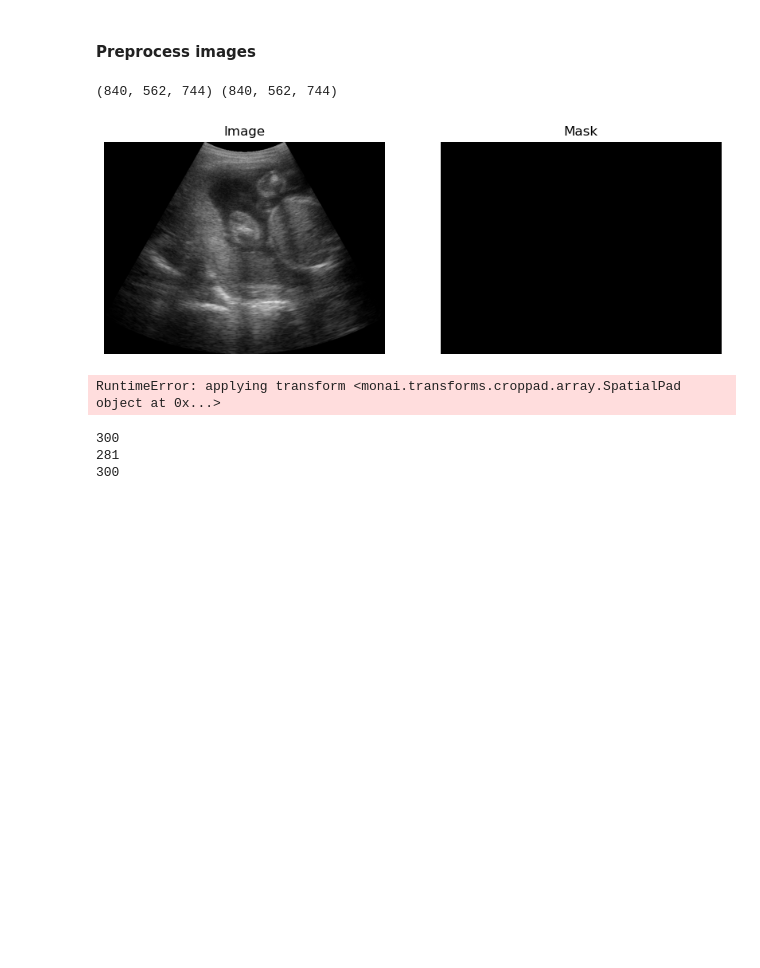
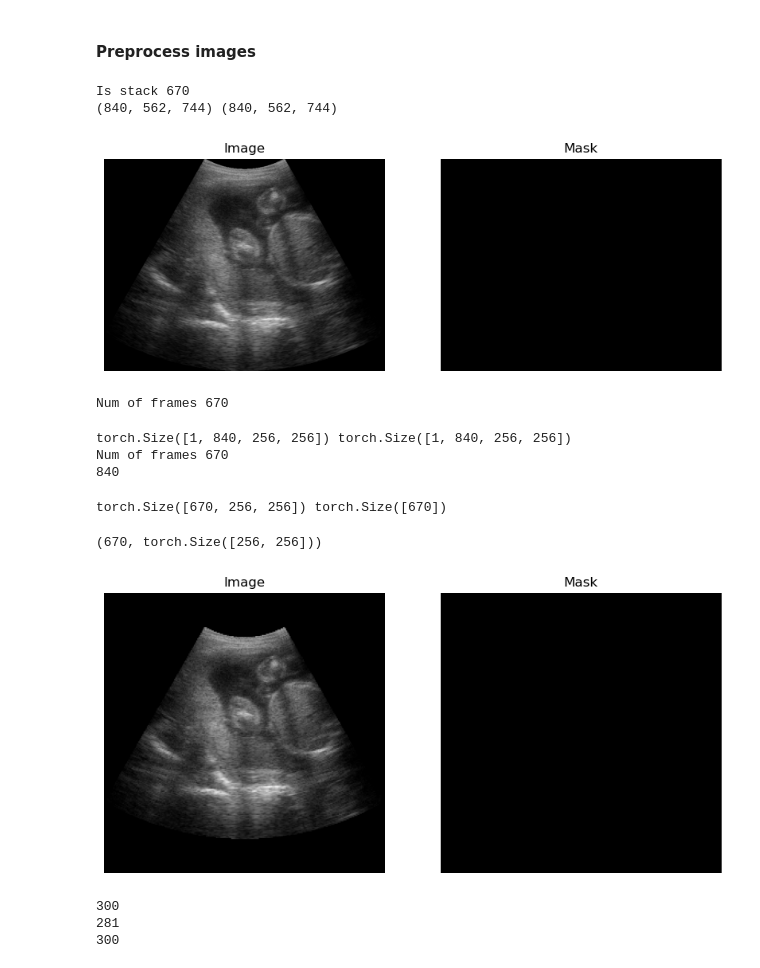
Before and after one commit to VICTORIA-project/ACUSLIC_chal, a Jupyter notebook: notebooks/visualization.ipynb, the cells around one changed output. Drawn from its saved outputs; the diff is of its cells as text; code cells hidden in the pictures; blank space fills up the shorter version.

```diff
--- a/notebooks/visualization.ipynb
+++ b/notebooks/visualization.ipynb
@@ -33,20 +62,56 @@ preprocess_image = Compose([
                        mode='constant', constant_values=0),
             Resize(spatial_size=[-1, 256, 256], mode='bilinear')
         ])
+preprocess_mask = Compose([
+            SpatialPad(spatial_size=[-1, 744, 744],
+                       method='symmetric',
+                       mode='constant', constant_values=0),
+            Resize(spatial_size=[-1, 256, 256], mode='nearest')
+        ])
 image_path = data_path / 'images' / 'stacked_fetal_ultrasound' / '0d0a3298-a9c6-43c3-a9e3-df3a9c0afa06.mha'
 mask_path = data_path / 'masks' / 'stacked_fetal_abdomen' / '0d0a3298-a9c6-43c3-a9e3-df3a9c0afa06.mha'
 image = sitk.GetArrayFromImage(sitk.ReadImage(image_path))
 mask = sitk.GetArrayFromImage(sitk.ReadImage(mask_path))
 print(image.shape, mask.shape)
 plot_img_w_mask(image, mask, 312)
+is_stack = np.any(image, axis=(1, 2))
+z_values = np.where(is_stack)[0]
+print('Num of frames', len(z_values))
 # %% [output]
+Is stack 670
 (840, 562, 744) (840, 562, 744)
 [figure]
+Num of frames 670
-# %%
-image_pp = preprocess_image(np.asarray(image))
-mask_pp = preprocess_image(np.asarray(mask))
-# %% [output]
-RuntimeError: applying transform <monai.transforms.croppad.array.SpatialPad object at 0x...>
+# %%
+image_pp = preprocess_image(torch.Tensor(image).unsqueeze(0))
+mask_pp = preprocess_mask(torch.Tensor(mask).unsqueeze(0))
+print(image_pp.shape, mask_pp.shape)
+is_stack = torch.any(image_pp, dim=(2, 3))
+z_values = torch.where(is_stack)[0]
+print('Num of frames', len(z_values))
+
+labels = [torch.Tensor(mask_pp[0, i].max()).to(torch.uint8) for i in range(mask_pp.shape[1])]
+print(len(labels))
+# %% [output]
+torch.Size([1, 840, 256, 256]) torch.Size([1, 840, 256, 256])
+Num of frames 670
+840
+# %%
+frames_img = image_pp[0, is_stack.squeeze(), :, :]
+# frames_mask = mask_pp[0, z_values, :, :]
+frames_labels = torch.stack(labels, dim=0)[is_stack.squeeze()]
+print(frames_img.shape, frames_labels.shape)
+# %% [output]
+torch.Size([670, 256, 256]) torch.Size([670])
+# %%
+inputs = torch.unbind(frames_img, dim=0)
+len(inputs), inputs[0].shape
+# %% [output]
+(670, torch.Size([256, 256]))
+# %%
+plot_img_w_mask(image_pp[0].numpy(), mask_pp[0].numpy(), 312)
+# %% [output]
+[figure, added]
 # %%
 # read metadata csv
 df = pd.read_csv(data_path / 'circumferences/fetal_abdominal_circumferences_per_sweep.csv').fillna(0)
```
Also changed, not shown: parts of 2 cells of this notebook, 5 other files.
